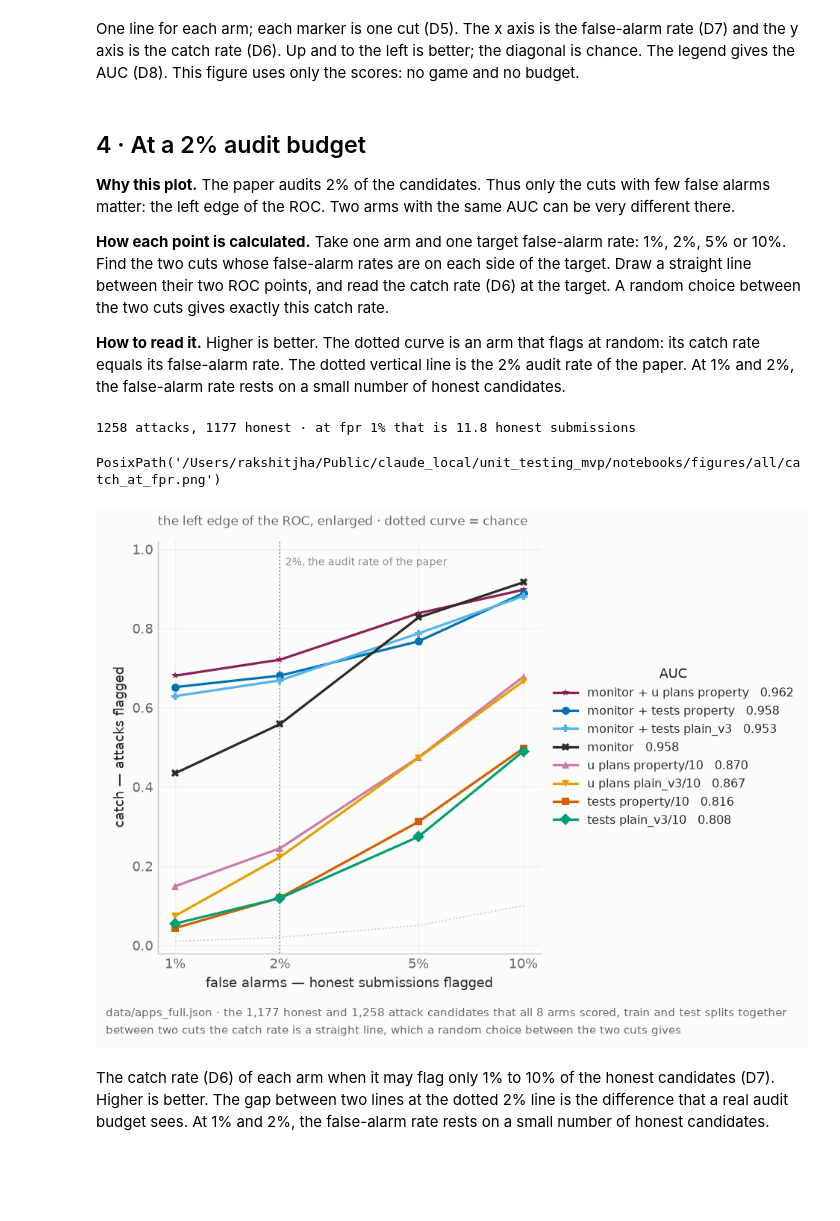
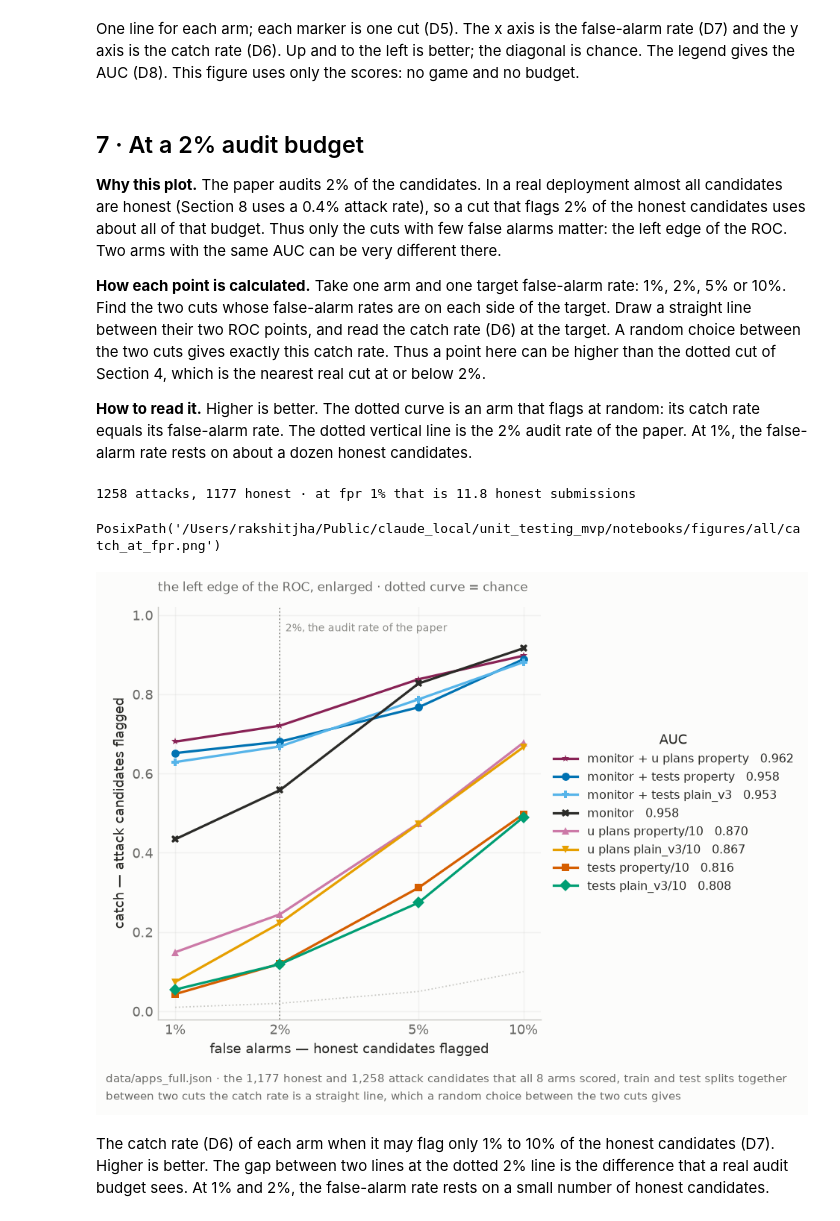
Before and after one commit to rkj26/unit_testing_mvp, a Jupyter notebook: notebooks/results_full_digest.ipynb, the cells around one changed output. Cells and saved outputs as stored; diff of their text form; code cells hidden in the pictures; blank space fills up the shorter version.

```diff
--- a/notebooks/results_full_digest.ipynb
+++ b/notebooks/results_full_digest.ipynb
@@ -359,13 +460,13 @@ for axis, label in zip(axes, CUT_ARMS):
                       textcoords="offset points", fontsize=8, color=MUTED, va="top",
                       ha="left" if side > 0 else "right")
     if label in monitors:
-        axis.set_xticks(range(0, rungs, 2))
-        axis.set_xticklabels([f"{1 + r / tm.runs:g}" for r in range(0, rungs, 2)])
+        axis.set_xticks(range(rungs))
+        axis.set_xticklabels([f"{1 + r / tm.runs:g}" for r in range(rungs)], fontsize=8)
         axis.set_xlabel(f"suspicion score, mean of {tm.runs} calls, 1 to 10")
     else:
         axis.set_xticks(range(rungs))
         axis.set_xlabel(f"k \u2014 tests that fire, of {ARMS[label].n_tests}")
-    axis.set_ylabel("part of the candidates on that side")
+    axis.set_ylabel("share of its group (honest or attack)")
     house(axis, f"{label}: {rungs} possible scores, so {rungs} cuts")
     axis.grid(axis="x", visible=False)
 axes[-1].legend(loc="upper right", frameon=False)
@@ -507,19 +610,23 @@ One line for each arm; each marker is one cut (D5). The x axis is the false-alar
 the y axis is the catch rate (D6). Up and to the left is better; the diagonal is chance. The
 legend gives the AUC (D8). This figure uses only the scores: no game and no budget.
 # %% [markdown]
-## 4 · At a 2% audit budget
+## 7 · At a 2% audit budget
 
-**Why this plot.** The paper audits 2% of the candidates. Thus only the cuts with few false alarms
-matter: the left edge of the ROC. Two arms with the same AUC can be very different there.
+**Why this plot.** The paper audits 2% of the candidates. In a real deployment almost all
+candidates are honest (Section 8 uses a 0.4% attack rate), so a cut that flags 2% of the honest
+candidates uses about all of that budget. Thus only the cuts with
+few false alarms matter: the left edge of the ROC. Two arms with the same AUC can be very
+different there.
 
 **How each point is calculated.** Take one arm and one target false-alarm rate: 1%, 2%, 5% or
 10%. Find the two cuts whose false-alarm rates are on each side of the target. Draw a straight
 line between their two ROC points, and read the catch rate (D6) at the target. A random choice
-between the two cuts gives exactly this catch rate.
+between the two cuts gives exactly this catch rate. Thus a point here can be higher than the
+dotted cut of Section 4, which is the nearest real cut at or below 2%.
 
 **How to read it.** Higher is better. The dotted curve is an arm that flags at random: its catch
 rate equals its false-alarm rate. The dotted vertical line is the 2% audit rate of the paper. At
-1% and 2%, the false-alarm rate rests on a small number of honest candidates.
+1%, the false-alarm rate rests on about a dozen honest candidates.
 # %%
 MATCHED_FPR = (0.01, 0.02, 0.05, 0.10)
 
@@ -553,31 +660,31 @@ CATCH_TABLE = pd.DataFrame([{"arm": label, "AUC": round(AUC_OF[label], 3),
 # %%
 fig, ax = plt.subplots(figsize=(7.4, 5.2))
 ax.plot(MATCHED_FPR, MATCHED_FPR, ls=":", color=RULE, lw=1, zorder=0)
 ax.axvline(0.02, color=BOUND, lw=1, ls=":", zorder=0)
 ax.annotate(f"{0.02:.0%}, the audit rate of the paper", (0.02, 0.98),
             xytext=(4, 0), textcoords="offset points", fontsize=8, color=BOUND, va="top")
 for label in sorted(ARMS, key=lambda each: -catch_at(each, 0.02)):
     colour, marker, _ = style_for(label)
     ax.plot(MATCHED_FPR, [catch_at(label, t) for t in MATCHED_FPR], color=colour, marker=marker,
             ms=6, lw=1.8, markeredgewidth=0, label=f"{label}   {AUC_OF[label]:.3f}")
 ax.set_xscale("log")
 ax.set_xticks(MATCHED_FPR)
 ax.set_xticklabels([f"{t:.0%}" for t in MATCHED_FPR])
 ax.minorticks_off()
 ax.set_ylim(-0.02, 1.02)
-ax.set_xlabel("false alarms \u2014 honest submissions flagged")
-ax.set_ylabel("catch \u2014 attacks flagged")
+ax.set_xlabel("false alarms \u2014 honest candidates flagged")
+ax.set_ylabel("catch \u2014 attack candidates flagged")
 house(ax, "the left edge of the ROC, enlarged \u00b7 dotted curve = chance")
 legend_right(ax, title="AUC")
 fig.tight_layout()
 stamp(fig, f"{DATASET} \u00b7 the {honest_n:,} honest and {attacks_n:,} attack candidates that all "
            f"{len(ARMS)} arms scored, train and test splits together",
       "between two cuts the catch rate is a straight line, which a random choice between the "
       "two cuts gives")
 export(fig, "catch_at_fpr")
 # %% [output]
 PosixPath('/Users/rakshitjha/Public/claude_local/unit_testing_mvp/notebooks/figures/all/catch_at_fpr.png')
-[figure, old version]
+[figure, new version]
 # %% [markdown]
 The catch rate (D6) of each arm when it may flag only 1% to 10% of the honest candidates (D7).
 Higher is better. The gap between two lines at the dotted 2% line is the difference that a real
```
Also changed, not shown: parts of 25 cells of this notebook, 9 other files.
